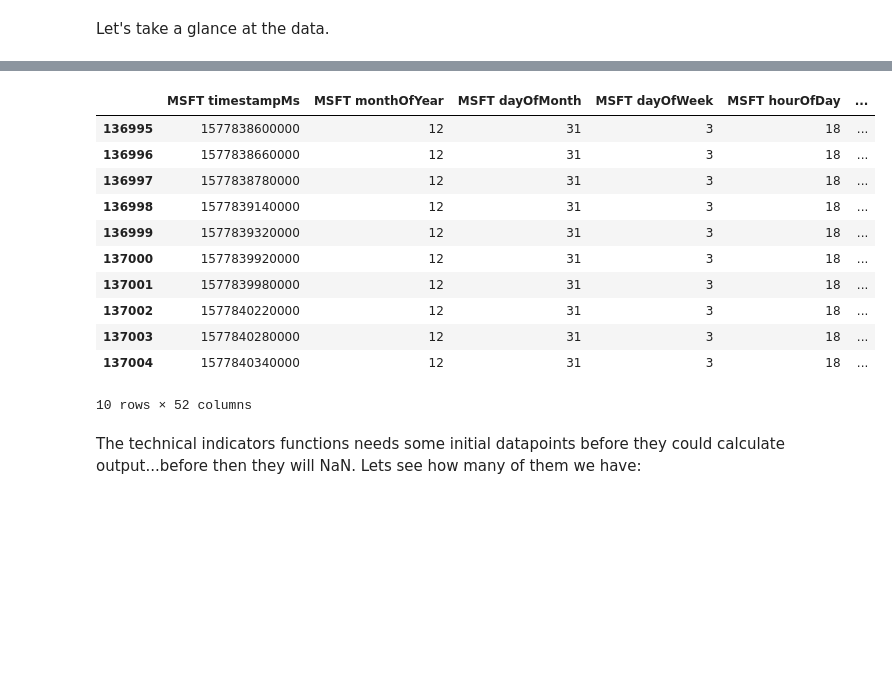
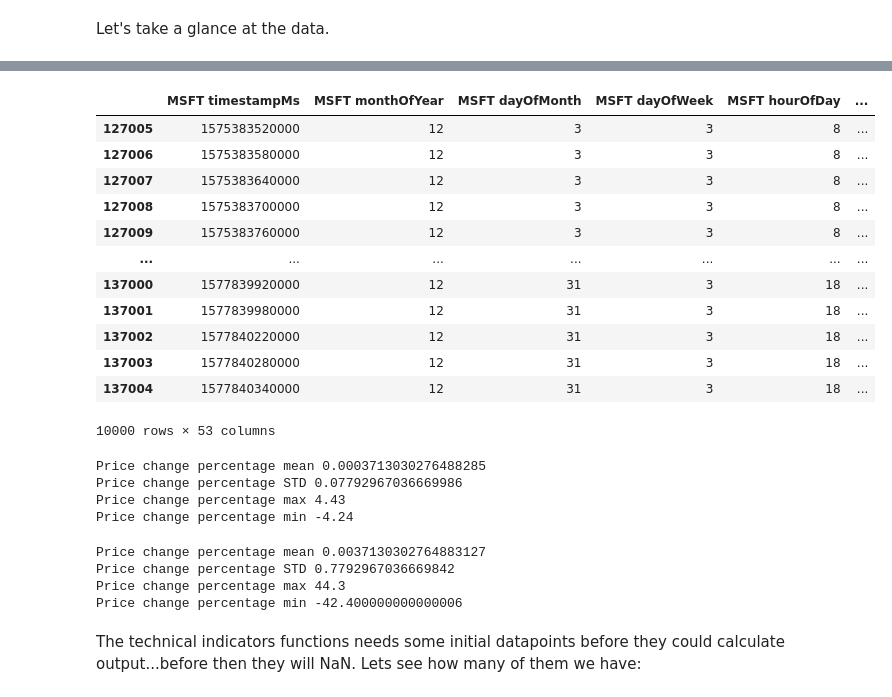
Before and after one commit to Salimovsky/StockML, a Jupyter notebook: Microsoft_stock_price_prediction.ipynb, the cells around one changed output, grey strips where cells are left out. Cells and saved outputs as stored; diff of their text form; code cells hidden in the pictures; blank space fills up the shorter version.

```diff
--- a/Microsoft_stock_price_prediction.ipynb
+++ b/Microsoft_stock_price_prediction.ipynb
@@ -116,6 +122,7 @@ ta_weighted_price = 'MSFT weightedPrice'
 ta_volume = 'MSFT volume'
 ta_time_stamp = 'MSFT timestampMs'
 ta_obv = 'MSFT OBV'
+ta_price_change = 'MSFT price change'
 
 wighted_prices = df[ta_weighted_price].values
 open = df['MSFT open'].values
@@ -150,21 +157,54 @@ df['MSFT RSI 14'] = rsi_14
 df['MSFT STOCH 14 lowk'], df['MSFT STOCH 14 lowd'] = stoch_14
 df[ta_obv] = obv
 df['MSFT macd'], df['MSFT macdsignal'], df['MSFT macdhist']= macd
+df[ta_price_change] = pd.DataFrame(df[ta_weighted_price]).pct_change() * 100
+df[ta_price_change] = df[ta_price_change].round(2)
+# remove first NaN row
+df = df.drop([0])
 # %%
-df.tail(10)
+df.tail(10000)
 # %% [output]
 |  | MSFT timestampMs | MSFT monthOfYear | MSFT dayOfMonth | MSFT dayOfWeek | MSFT hourOfDay | ... |
-| 136995 | 1577838600000 | 12 | 31 | 3 | 18 | ... |
-| 136996 | 1577838660000 | 12 | 31 | 3 | 18 | ... |
-| 136997 | 1577838780000 | 12 | 31 | 3 | 18 | ... |
-| 136998 | 1577839140000 | 12 | 31 | 3 | 18 | ... |
-| 136999 | 1577839320000 | 12 | 31 | 3 | 18 | ... |
+| 127005 | 1575383520000 | 12 | 3 | 3 | 8 | ... |
+| 127006 | 1575383580000 | 12 | 3 | 3 | 8 | ... |
+| 127007 | 1575383640000 | 12 | 3 | 3 | 8 | ... |
+| 127008 | 1575383700000 | 12 | 3 | 3 | 8 | ... |
+| 127009 | 1575383760000 | 12 | 3 | 3 | 8 | ... |
+| ... | ... | ... | ... | ... | ... | ... |
 | 137000 | 1577839920000 | 12 | 31 | 3 | 18 | ... |
 | 137001 | 1577839980000 | 12 | 31 | 3 | 18 | ... |
 | 137002 | 1577840220000 | 12 | 31 | 3 | 18 | ... |
 | 137003 | 1577840280000 | 12 | 31 | 3 | 18 | ... |
 | 137004 | 1577840340000 | 12 | 31 | 3 | 18 | ... |
-10 rows × 52 columns
+10000 rows × 53 columns
+# %%
+## understand our price change range:
+print("Price change percentage mean %s" % df[ta_price_change].mean())
+print("Price change percentage STD %s" % df[ta_price_change].std())
+print("Price change percentage max %s" % df[ta_price_change].max())
+print("Price change percentage min %s" % df[ta_price_change].min())
+# print(df[ta_weighted_price][108372])
+# print(df[ta_weighted_price][108373])
+# print(df[ta_weighted_price][108374])
+# print(df[ta_weighted_price][108375])
+# %% [output]
+Price change percentage mean 0.0003713030276488285
+Price change percentage STD 0.07792967036669986
+Price change percentage max 4.43
+Price change percentage min -4.24
+# %%
+# normalize price percentage change by multiplying by 10, since most price changes are between -0.0779% and 0.0779%
+df[ta_price_change] = df[ta_price_change] * 10
+
+print("Price change percentage mean %s" % df[ta_price_change].mean())
+print("Price change percentage STD %s" % df[ta_price_change].std())
+print("Price change percentage max %s" % df[ta_price_change].max())
+print("Price change percentage min %s" % df[ta_price_change].min())
+# %% [output]
+Price change percentage mean 0.0037130302764883127
+Price change percentage STD 0.7792967036669842
+Price change percentage max 44.3
+Price change percentage min -42.400000000000006
 # %% [markdown]
 The technical indicators functions needs some initial datapoints before they could calculate output...before then they will NaN. Lets see how many of them we have:
 # %%
```
Also changed, not shown: parts of 27 cells of this notebook, 14 other files.
